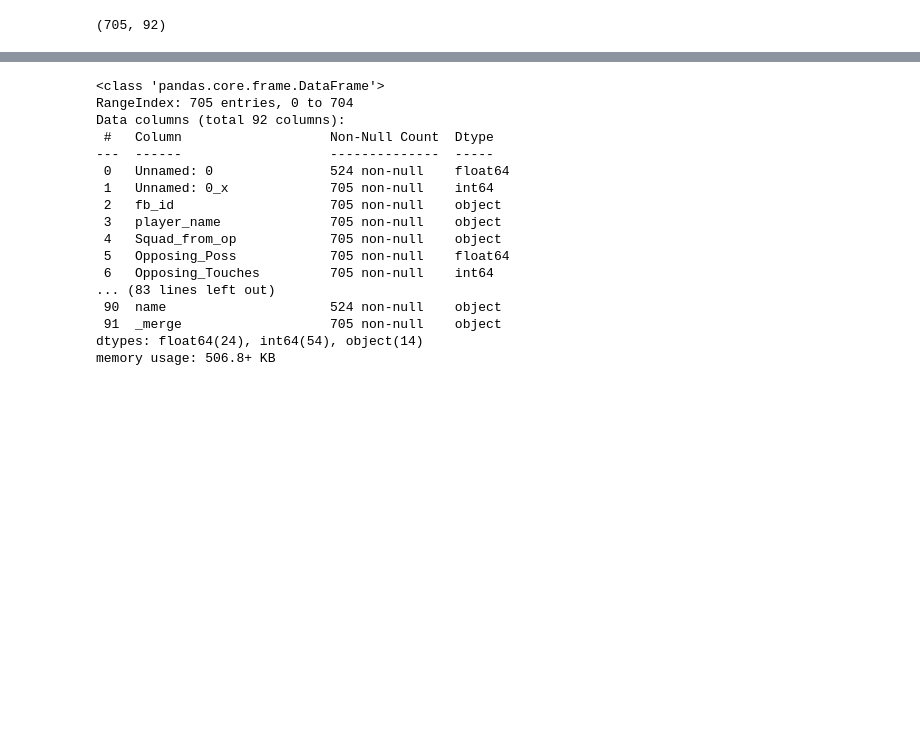
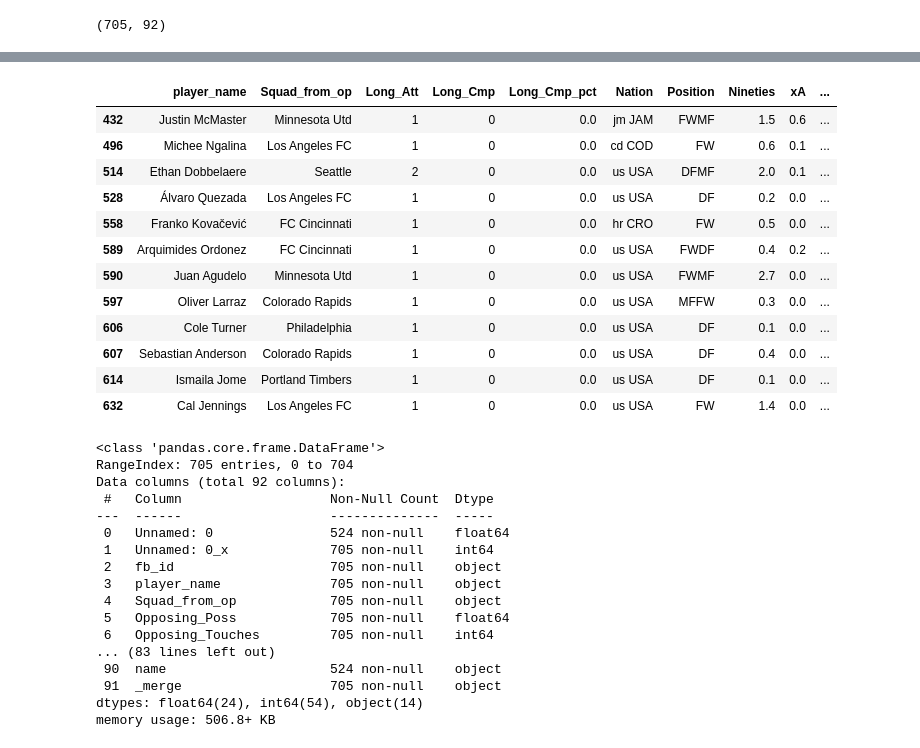
Before and after one commit to misterrustia/MLS_clustering_Captsone, a Jupyter notebook: 2_Exploratory_Data_analysis/Player_exploratory_data_analysis.ipynb, the cells around one changed output, grey strips where cells are left out. Saved outputs shown, nothing was run; the diff lists cells and outputs as text; code cells hidden in the pictures; blank space fills up the shorter version.

```diff
--- a/2_Exploratory_Data_analysis/Player_exploratory_data_analysis.ipynb
+++ b/2_Exploratory_Data_analysis/Player_exploratory_data_analysis.ipynb
@@ -22,3 +51,21 @@ df.shape
+# %%
+df.loc[df['Long_Cmp']<1][['player_name', 'Squad_from_op',
+       'Long_Att','Long_Cmp','Long_Cmp_pct', 'Nation', 'Position', 'Nineties',
+       'xA', 'Key_pass']]
+# %% [output]
+|  | player_name | Squad_from_op | Long_Att | Long_Cmp | Long_Cmp_pct | Nation | Position | Nineties | xA | ... |
+| 432 | Justin McMaster | Minnesota Utd | 1 | 0 | 0.0 | jm JAM | FWMF | 1.5 | 0.6 | ... |
+| 496 | Michee Ngalina | Los Angeles FC | 1 | 0 | 0.0 | cd COD | FW | 0.6 | 0.1 | ... |
+| 514 | Ethan Dobbelaere | Seattle | 2 | 0 | 0.0 | us USA | DFMF | 2.0 | 0.1 | ... |
+| 528 | Álvaro Quezada | Los Angeles FC | 1 | 0 | 0.0 | us USA | DF | 0.2 | 0.0 | ... |
+| 558 | Franko Kovačević | FC Cincinnati | 1 | 0 | 0.0 | hr CRO | FW | 0.5 | 0.0 | ... |
+| 589 | Arquimides Ordonez | FC Cincinnati | 1 | 0 | 0.0 | us USA | FWDF | 0.4 | 0.2 | ... |
+| 590 | Juan Agudelo | Minnesota Utd | 1 | 0 | 0.0 | us USA | FWMF | 2.7 | 0.0 | ... |
+| 597 | Oliver Larraz | Colorado Rapids | 1 | 0 | 0.0 | us USA | MFFW | 0.3 | 0.0 | ... |
+| 606 | Cole Turner | Philadelphia | 1 | 0 | 0.0 | us USA | DF | 0.1 | 0.0 | ... |
+| 607 | Sebastian Anderson | Colorado Rapids | 1 | 0 | 0.0 | us USA | DF | 0.4 | 0.0 | ... |
+| 614 | Ismaila Jome | Portland Timbers | 1 | 0 | 0.0 | us USA | DF | 0.1 | 0.0 | ... |
+| 632 | Cal Jennings | Los Angeles FC | 1 | 0 | 0.0 | us USA | FW | 1.4 | 0.0 | ... |
 # %%
 df.info()
 # %% [output]
```
Also changed, not shown: parts of 19 cells of this notebook, 1 other file.
